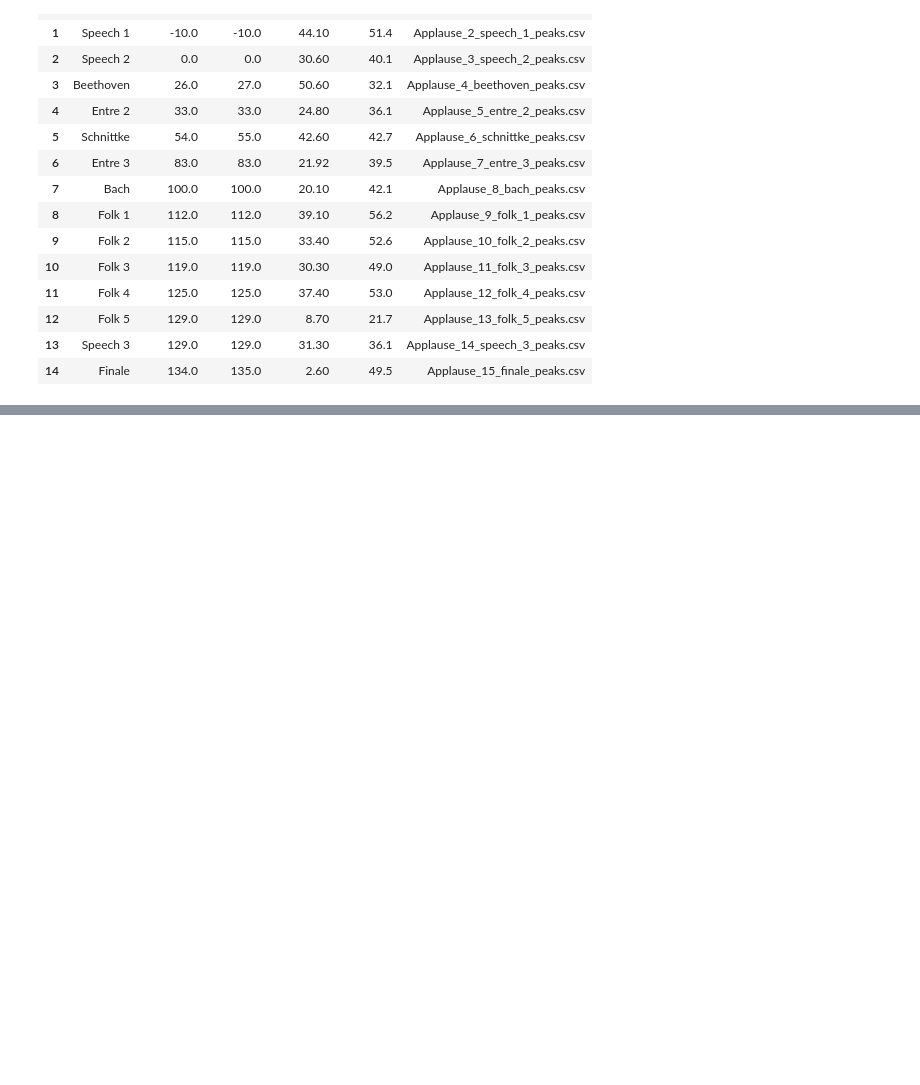
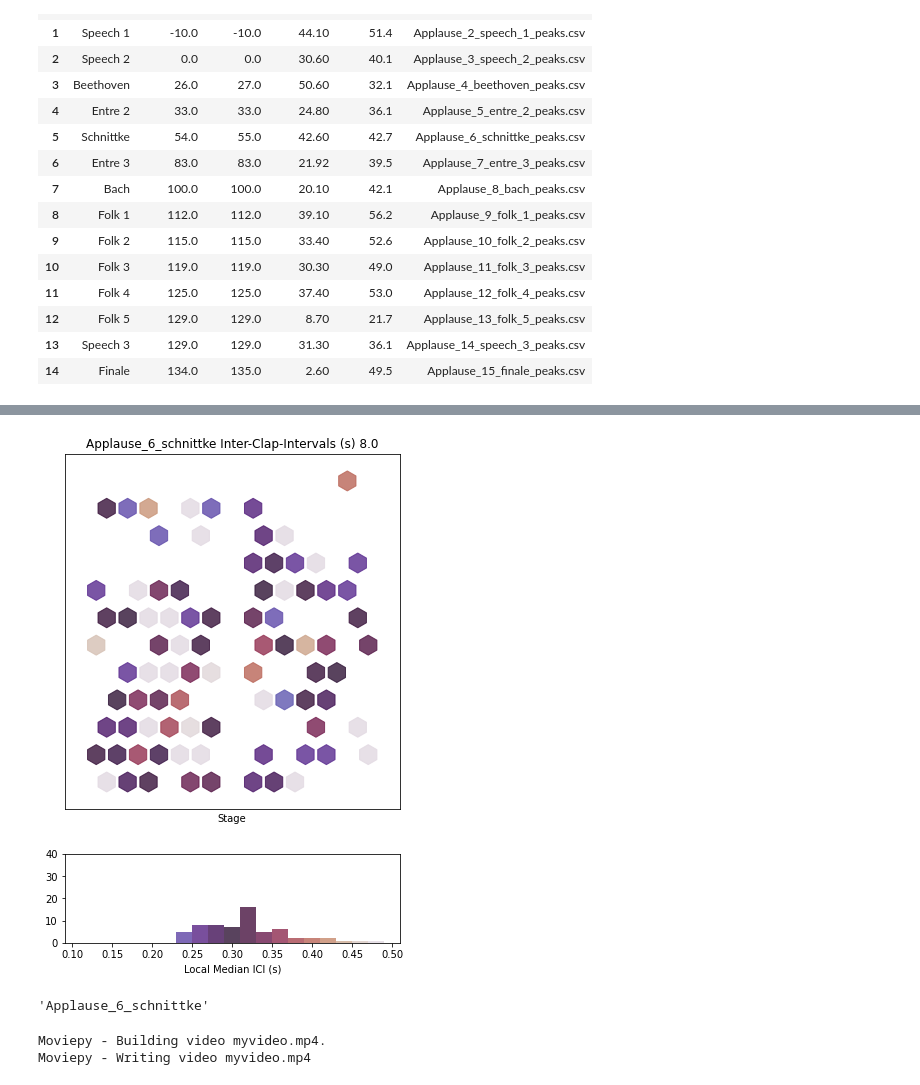
Before and after one commit to finn42/Clapping_Coordination, a Jupyter notebook: ApplauseRateVids.ipynb, the cells around one changed output, grey strips where cells are left out. Cells and saved outputs as stored; diff of their text form; code cells hidden in the pictures; blank space fills up the shorter version.

```diff
--- a/ApplauseRateVids.ipynb
+++ b/ApplauseRateVids.ipynb
@@ -46,6 +49,21 @@ End_time = pd.to_datetime('2021-10-26 20:30:00+0000').replace(tzinfo=None)
 
 applause_times['datetime'] = Synch_time + pd.to_timedelta(applause_times['concert_time'],'s')
 #applause_times
+# %%
+general_loc = '/Users/finn/Desktop/Current_Projects/Copen/'
+
+internal_Part = general_loc + 'Participants_internal/'
+
+partDets = pd.read_csv(internal_Part + 'Audience_Mapping_Internal.csv')#,index_col = 0,header_col = 0)
+# need only in person participants so cut to those in attendence with seats assinged
+# partDets = pd.read_csv(public_Part + 'Audience_Mapping_Public.csv')#,index_col = 0,header_col = 0)
+# need only in person participants with aligned motion traces
+partDets = partDets.loc[partDets['Attendance'] == 'A',:] # in person hall participant
+partDets = partDets.loc[~partDets['X'].isna(),:]
+MovingParts = partDets.loc[partDets['Motion_Quality'].isin(['Q','R']),:].reset_index(drop = True) # with aligned motion measurements
+Part_Codes = list(MovingParts.Participant_Code.values)
+# alignedParts = MovingParts
+# aligned_Part_Codes = list(alignedParts.Participant_Code.values)
 # %%
 # applause_times.loc[applause_times['Applause_N']==15,:]
 # %%
@@ -95,5 +122,6 @@ Schnittke
 # %%
-peaks = pd.read_csv(claps_folder +'clapping_peaks/' + clapname,index_col=0)
+clapname = 'Applause_6_schnittke_peaks.csv'
+peaks = pd.read_csv(claps_folder + clapname,index_col=0)
 peaks_IDs = peaks.columns
 df_claps = peaks.fillna(0)
 df_OnlyClaps = df_claps.astype(bool).astype(int)
@@ -125,34 +161,36 @@ vmin=0.11
 vmax=0.51
 bins = np.arange(vmin,vmax,0.02)
 colours = 'twilight'
 cm = plt.cm.get_cmap(colours)
 bin_centers = 0.5 * (bins[:-1] + bins[1:])
 # We'll color code by height, but you could use any scalar
 fracs = bins / bins.max()
 col = bin_centers - min(bin_centers)
 col /= max(col)
 
 fig, ax = plt.subplots(2, 1, figsize = (6,9),gridspec_kw={'height_ratios': [4, 1]})
 
 ax[0].scatter(x=ClapDets['Y'],y=ClapDets['X'], c=Clap_Feats.iloc[slice_i,:].values, cmap=colours, vmin=vmin, vmax=vmax, s=400, marker="h", alpha=0.8)
 ax[0].set_xlim([-8,8])
-ax[0].set_ylim([0,12])
+ax[0].set_ylim([0,13])
 # ax[0].set_xlim([-7,7])
 # ax[0].set_ylim([0.5,12.5])
 ax[0].set_xticks([])
 ax[0].set_yticks([])
 ax[0].set_xlabel('Stage')
 ax[0].set_title(clapname[:-10] + ' Inter-Clap-Intervals (s) ' + str(np.round(Clap_Feats.iloc[slice_i,:].name,2)))
 
 # N is the count in each bin, bins is the lower-limit of the bin
 n, bins, patches = ax[1].hist(Clap_Feats.iloc[slice_i,:].values,bins,alpha=0.8)
 for c, p in zip(col, patches):
     plt.setp(p, 'facecolor', cm(c))
 ax[1].set_xlabel('Local Median ICI (s)')
 ax[1].set_ylim([0,40])
 # show the graph
 #plt.savefig('./plots/Audience_Devices.png',dpi = 300)
 plt.show()
+# %% [output]
+[figure, added]
 # %%
 # generate gif with this
 filenames = []
@@ -239,6 +277,10 @@ with imageio.get_writer(gif_path, mode='I') as writer:
 # Remove files
 for filename in set(filenames):
     os.remove(filename)
+# %%
+clapname[:-10]
+# %% [output]
+'Applause_6_schnittke'
 # %%
 
 
@@ -246,8 +288,11 @@ song = AudioSegment.from_wav("sound/beethoven_claps.wav")
 play(song)
 # %%
-outfile = './plots/Clapping_Applause_4_beethoven_peaks_ICI_5hz_hist.gif'
+outfile = './plots/Clapping_Applause_6_schnittke_ICI_5hz_hist.gif'
 clip = mp.VideoFileClip(outfile)
 clip.write_videofile("myvideo.mp4")
+# %% [output]
+Moviepy - Building video myvideo.mp4.
+Moviepy - Writing video myvideo.mp4
 # %%
 audio = mp.AudioFileClip("beethoven_claps.mp3")
 video1 = mp.VideoFileClip('myvideo.mp4')
```
Also changed, not shown: parts of 6 cells of this notebook, 12 other files.
